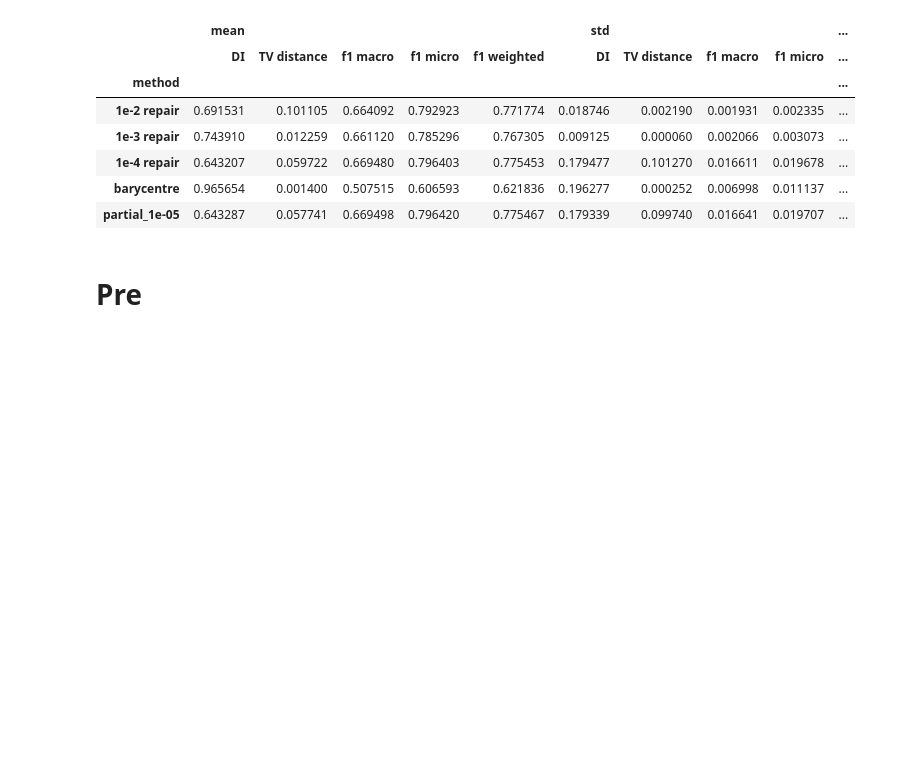
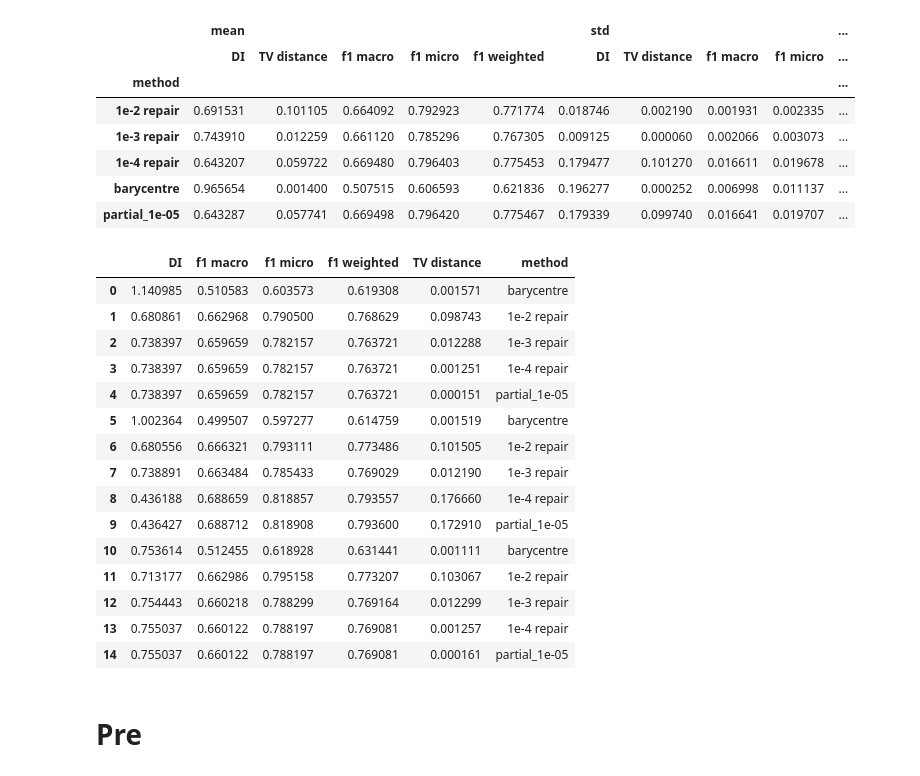
Before and after one commit to Quan-Zhou/OT_Debiasing, a Jupyter notebook: plots/plots_E2.ipynb, the cells around one changed output. Drawn from its saved outputs; the diff is of its cells as text; code cells hidden in the pictures; blank space fills up the shorter version.

```diff
--- a/plots/plots_E2.ipynb
+++ b/plots/plots_E2.ipynb
@@ -98,6 +127,25 @@ pivot
 | 1e-4 repair | 0.643207 | 0.059722 | 0.669480 | 0.796403 | 0.775453 | 0.179477 | 0.101270 | 0.016611 | 0.019678 | ... |
 | barycentre | 0.965654 | 0.001400 | 0.507515 | 0.606593 | 0.621836 | 0.196277 | 0.000252 | 0.006998 | 0.011137 | ... |
 | partial_1e-05 | 0.643287 | 0.057741 | 0.669498 | 0.796420 | 0.775467 | 0.179339 | 0.099740 | 0.016641 | 0.019707 | ... |
+# %%
+report
+# %% [output]
+|  | DI | f1 macro | f1 micro | f1 weighted | TV distance | method |
+| 0 | 1.140985 | 0.510583 | 0.603573 | 0.619308 | 0.001571 | barycentre |
+| 1 | 0.680861 | 0.662968 | 0.790500 | 0.768629 | 0.098743 | 1e-2 repair |
+| 2 | 0.738397 | 0.659659 | 0.782157 | 0.763721 | 0.012288 | 1e-3 repair |
+| 3 | 0.738397 | 0.659659 | 0.782157 | 0.763721 | 0.001251 | 1e-4 repair |
+| 4 | 0.738397 | 0.659659 | 0.782157 | 0.763721 | 0.000151 | partial_1e-05 |
+| 5 | 1.002364 | 0.499507 | 0.597277 | 0.614759 | 0.001519 | barycentre |
+| 6 | 0.680556 | 0.666321 | 0.793111 | 0.773486 | 0.101505 | 1e-2 repair |
+| 7 | 0.738891 | 0.663484 | 0.785433 | 0.769029 | 0.012190 | 1e-3 repair |
+| 8 | 0.436188 | 0.688659 | 0.818857 | 0.793557 | 0.176660 | 1e-4 repair |
+| 9 | 0.436427 | 0.688712 | 0.818908 | 0.793600 | 0.172910 | partial_1e-05 |
+| 10 | 0.753614 | 0.512455 | 0.618928 | 0.631441 | 0.001111 | barycentre |
+| 11 | 0.713177 | 0.662986 | 0.795158 | 0.773207 | 0.103067 | 1e-2 repair |
+| 12 | 0.754443 | 0.660218 | 0.788299 | 0.769164 | 0.012299 | 1e-3 repair |
+| 13 | 0.755037 | 0.660122 | 0.788197 | 0.769081 | 0.001257 | 1e-4 repair |
+| 14 | 0.755037 | 0.660122 | 0.788197 | 0.769081 | 0.000161 | partial_1e-05 |
 # %% [markdown]
 # Pre
 # %% [markdown]
```
Also changed, not shown: parts of 3 cells of this notebook, 8 other files.
